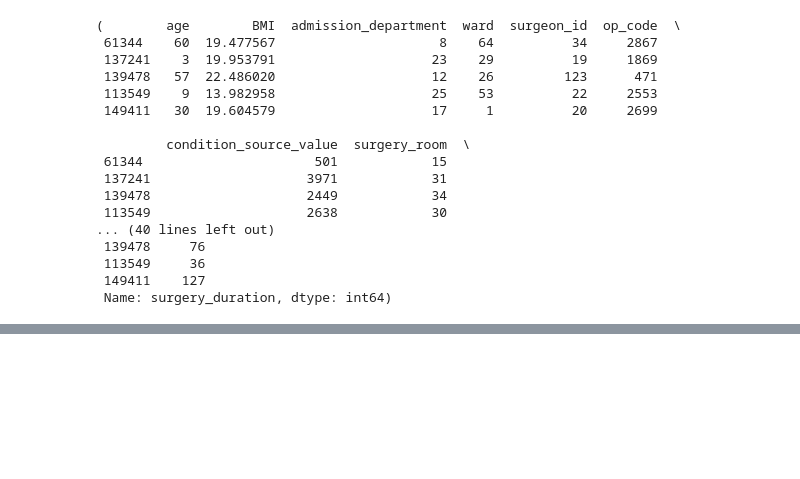
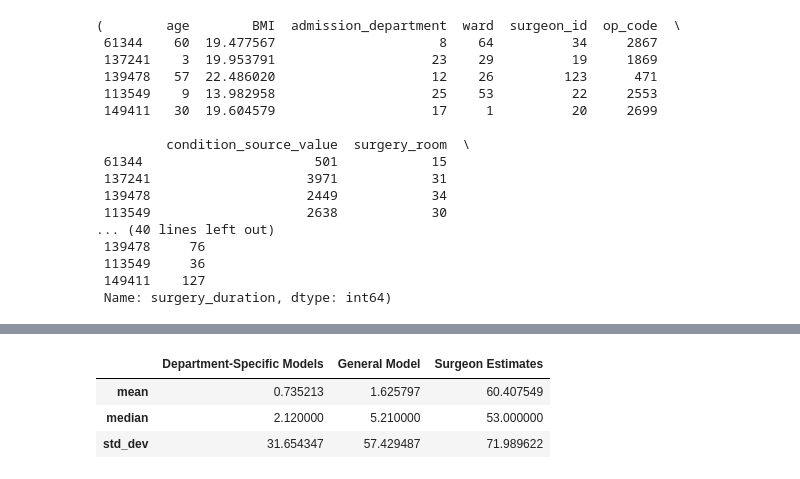
Before and after one commit to devguno/Surgical-Duration-Prediction, a Jupyter notebook: 1128.ipynb, the cells around one changed output, grey strips where cells are left out. Saved outputs shown, nothing was run; the diff lists cells and outputs as text; code cells hidden in the pictures; blank space fills up the shorter version.

```diff
--- a/1128.ipynb
+++ b/1128.ipynb
@@ -206,0 +248,36 @@ plt.show()
+# %%
+import pandas as pd
+
+# Calculating key statistics
+stats_department_specific = {
+    'mean': (final_predictions - y_test_all).mean(),
+    'median': (final_predictions - y_test_all).median(),
+    'std_dev': (final_predictions - y_test_all).std()
+}
+
+stats_general_model = {
+    'mean': (general_predictions - y_test_all).mean(),
+    'median': (general_predictions - y_test_all).median(),
+    'std_dev': (general_predictions - y_test_all).std()
+}
+
+stats_surgeon_estimates = {
+    'mean': (surgeon_estimated_op_time - y_test_all).mean(),
+    'median': (surgeon_estimated_op_time - y_test_all).median(),
+    'std_dev': (surgeon_estimated_op_time - y_test_all).std()
+}
+
+# Creating a DataFrame for the summary table
+comparison_table = pd.DataFrame({
+    'Department-Specific Models': stats_department_specific,
+    'General Model': stats_general_model,
+    'Surgeon Estimates': stats_surgeon_estimates
+})
+
+# Displaying the table
+comparison_table
+# %% [output]
+|  | Department-Specific Models | General Model | Surgeon Estimates |
+| mean | 0.735213 | 1.625797 | 60.407549 |
+| median | 2.120000 | 5.210000 | 53.000000 |
+| std_dev | 31.654347 | 57.429487 | 71.989622 |
```
Also changed, not shown: parts of 5 cells of this notebook, 1 other file.
